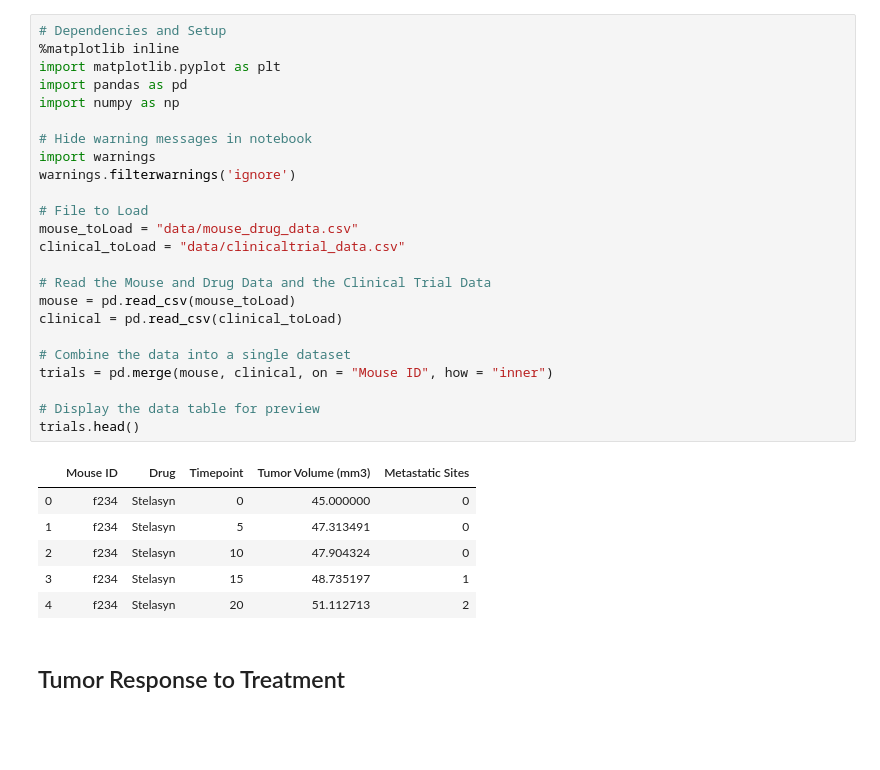
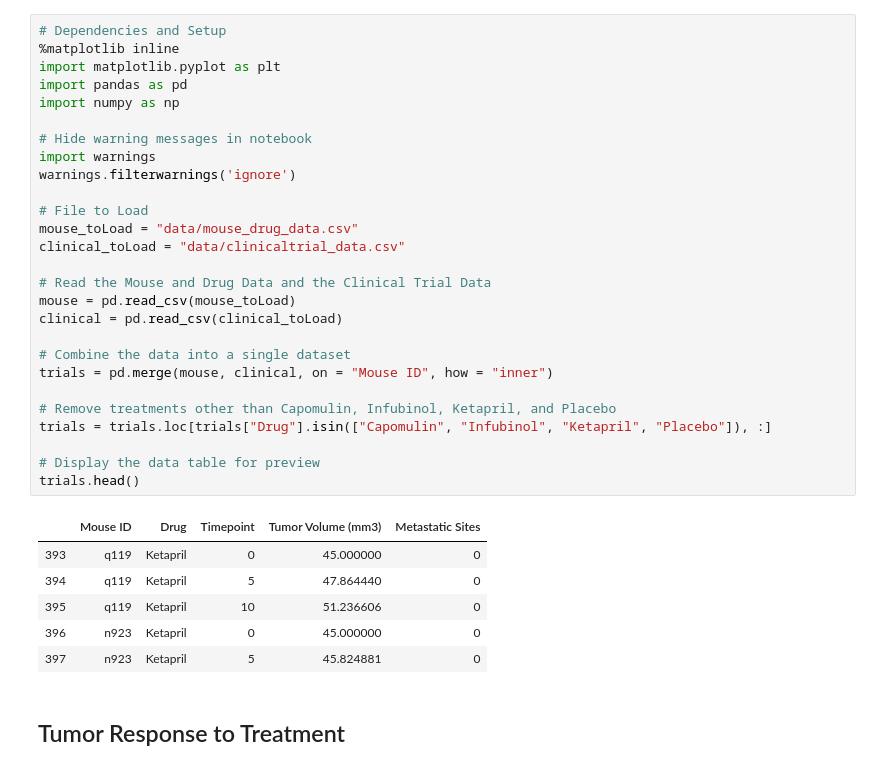
Before and after one commit to speculadora1/matplotlib-challenge, a Jupyter notebook: Pymaceuticals/pymaceuticals.ipynb, the cells around one changed output. Cells and saved outputs as stored; diff of their text form; blank space fills up the shorter version.

```diff
--- a/Pymaceuticals/pymaceuticals.ipynb
+++ b/Pymaceuticals/pymaceuticals.ipynb
@@ -1,34 +1,37 @@
 # %%
 # Dependencies and Setup
 %matplotlib inline
 import matplotlib.pyplot as plt
 import pandas as pd
 import numpy as np
 
 # Hide warning messages in notebook
 import warnings
 warnings.filterwarnings('ignore')
 
 # File to Load
 mouse_toLoad = "data/mouse_drug_data.csv"
 clinical_toLoad = "data/clinicaltrial_data.csv"
 
 # Read the Mouse and Drug Data and the Clinical Trial Data
 mouse = pd.read_csv(mouse_toLoad)
 clinical = pd.read_csv(clinical_toLoad)
 
 # Combine the data into a single dataset
 trials = pd.merge(mouse, clinical, on = "Mouse ID", how = "inner")
 
+# Remove treatments other than Capomulin, Infubinol, Ketapril, and Placebo
+trials = trials.loc[trials["Drug"].isin(["Capomulin", "Infubinol", "Ketapril", "Placebo"]), :]
+
 # Display the data table for preview
 trials.head()
 # %% [output]
 |  | Mouse ID | Drug | Timepoint | Tumor Volume (mm3) | Metastatic Sites |
-| 0 | f234 | Stelasyn | 0 | 45.000000 | 0 |
-| 1 | f234 | Stelasyn | 5 | 47.313491 | 0 |
-| 2 | f234 | Stelasyn | 10 | 47.904324 | 0 |
-| 3 | f234 | Stelasyn | 15 | 48.735197 | 1 |
-| 4 | f234 | Stelasyn | 20 | 51.112713 | 2 |
+| 393 | q119 | Ketapril | 0 | 45.000000 | 0 |
+| 394 | q119 | Ketapril | 5 | 47.864440 | 0 |
+| 395 | q119 | Ketapril | 10 | 51.236606 | 0 |
+| 396 | n923 | Ketapril | 0 | 45.000000 | 0 |
+| 397 | n923 | Ketapril | 5 | 45.824881 | 0 |
 # %% [markdown]
 ## Tumor Response to Treatment
 # %%
```
Also changed, not shown: parts of 3 cells of this notebook.
